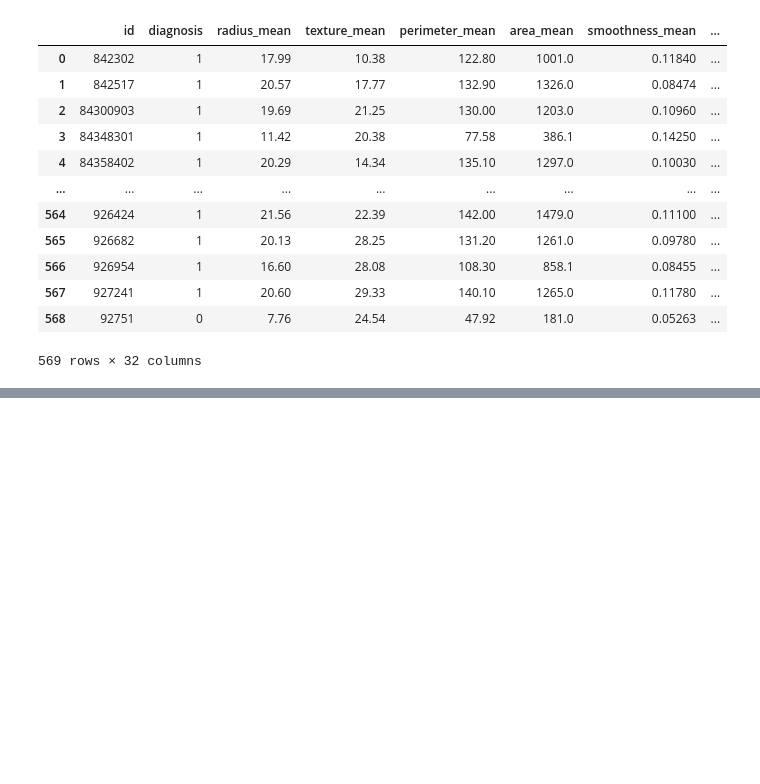
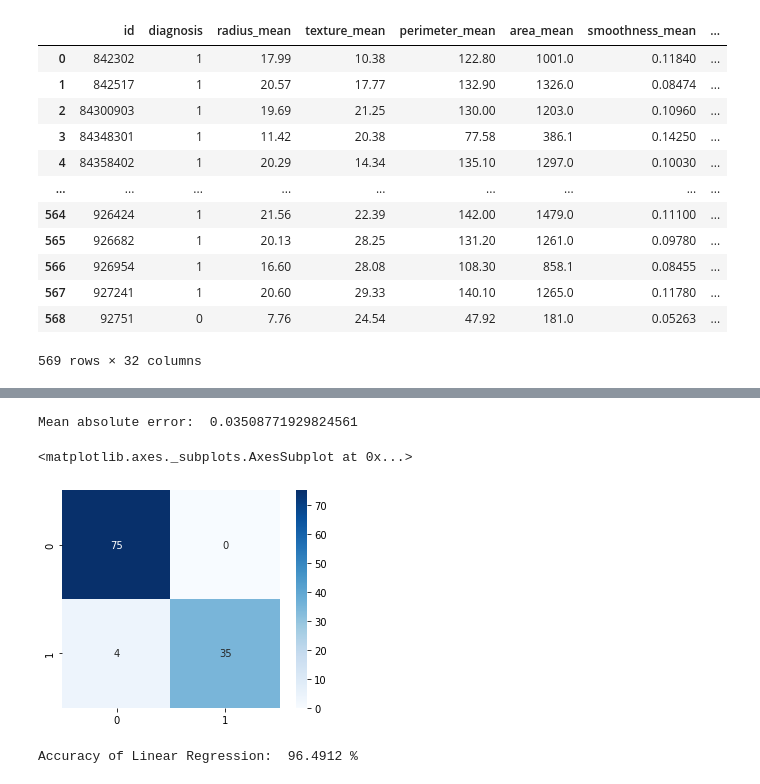
Before and after one commit to Roshni-Bala/Breast-Cancer-Risk-Prediction, a Jupyter notebook: risk_prediction.ipynb, the cells around one changed output, grey strips where cells are left out. Drawn from its saved outputs; the diff is of its cells as text; code cells hidden in the pictures; blank space fills up the shorter version.

Commit message:
Linear Regression and Confusion Matrix

```diff
--- a/risk_prediction.ipynb
+++ b/risk_prediction.ipynb
@@ -399,3 +410,7 @@ ax.grid()
 #decision tree
 #k neighbours
 #random forest classifier
+# %%
+from sklearn.linear_model import LinearRegression
+reg = LinearRegression()
+reg.fit(X_train, y_train)
@@ -401,0 +419,12 @@ ax.grid()
+# %%
+pred_lm = reg.predict(X_test)
+pred_bin_lm = pred_lm
+print(pred_bin_lm)
+
+
+np.place(pred_bin_lm, pred_bin_lm>=0.5, 1)
+np.place(pred_bin_lm, pred_bin_lm<0.5, 0)
+print(pred_bin_lm)
+
+df_pred_lm = pd.DataFrame({'Predicted':pred_lm, 'Actual': y_test})
+df_pred_lm.head(10)
@@ -401,0 +460,22 @@ ax.grid()
+# %%
+from sklearn import metrics
+print("Mean absolute error: ", metrics.mean_absolute_error(y_test, pred_bin_lm))
+print("M")
+# %% [output]
+Mean absolute error:  0.03508771929824561
+# %%
+from sklearn.metrics import confusion_matrix
+labels = ['True Negative', 'False Positive', 'False Negative', 'True Positive']
+
+confmat = confusion_matrix(y_test, pred_bin_lm)
+sns.heatmap(confmat, square = True, annot = True , cmap = 'Blues', fmt = 'd', cbar = True)
+# x axis - predicted - 0:false ; 1:true
+# y axis - actual val- 0:negative ; 1:positive
+# %% [output]
+<matplotlib.axes._subplots.AxesSubplot at 0x...>
+[figure, added]
+# %%
+accuracy_lm = metrics.accuracy_score(y_test, pred_bin_lm)
+print("Accuracy of Linear Regression: ", round(accuracy_lm*100, 4), '%')
+# %% [output]
+Accuracy of Linear Regression:  96.4912 %
```
Also changed, not shown: parts of 13 cells of this notebook.
